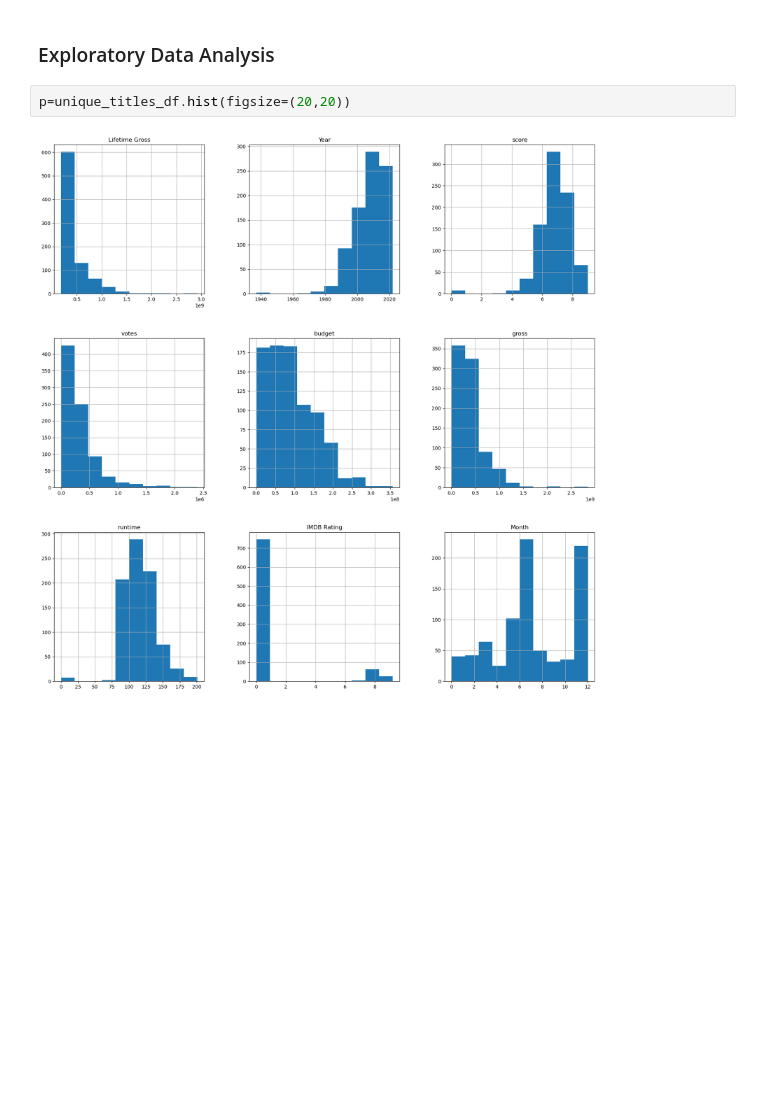
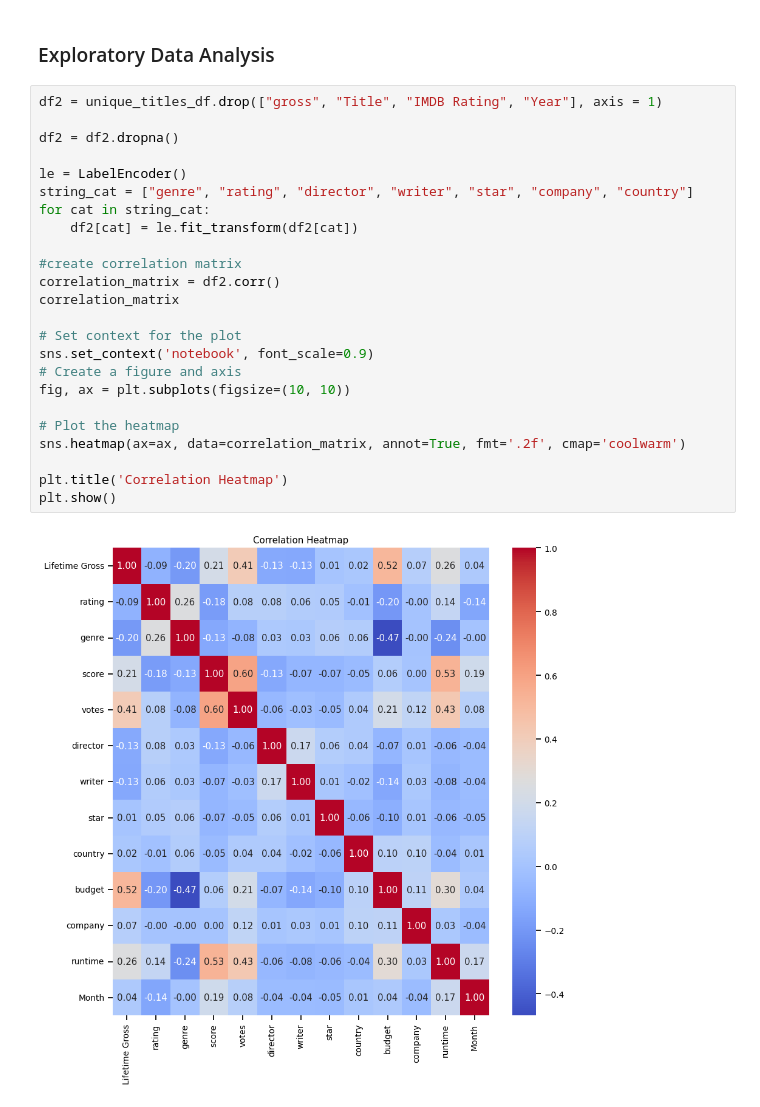
Before and after one commit to rhoyaki/PIC-16B-Final-Project, a Jupyter notebook: Movie Dataframe.ipynb, the cells around one changed output. Saved outputs shown, nothing was run; the diff lists cells and outputs as text; blank space fills up the shorter version.

```diff
--- a/Movie Dataframe.ipynb
+++ b/Movie Dataframe.ipynb
@@ -324,7 +347,29 @@ Month             0
 dtype: int64
 # %% [markdown]
 ### Exploratory Data Analysis
-# %%
-p=unique_titles_df.hist(figsize=(20,20))
-# %% [output]
-[figure, removed]
+# %%
+df2 = unique_titles_df.drop(["gross", "Title", "IMDB Rating", "Year"], axis = 1)
+
+df2 = df2.dropna()
+
+le = LabelEncoder()
+string_cat = ["genre", "rating", "director", "writer", "star", "company", "country"]
+for cat in string_cat:
+    df2[cat] = le.fit_transform(df2[cat])
+
+#create correlation matrix
+correlation_matrix = df2.corr()
+correlation_matrix
+
+# Set context for the plot
+sns.set_context('notebook', font_scale=0.9)
+# Create a figure and axis
+fig, ax = plt.subplots(figsize=(10, 10))
+
+# Plot the heatmap
+sns.heatmap(ax=ax, data=correlation_matrix, annot=True, fmt='.2f', cmap='coolwarm')
+
+plt.title('Correlation Heatmap')
+plt.show()
+# %% [output]
+[figure, added]
```
Also changed, not shown: parts of 23 cells of this notebook.
